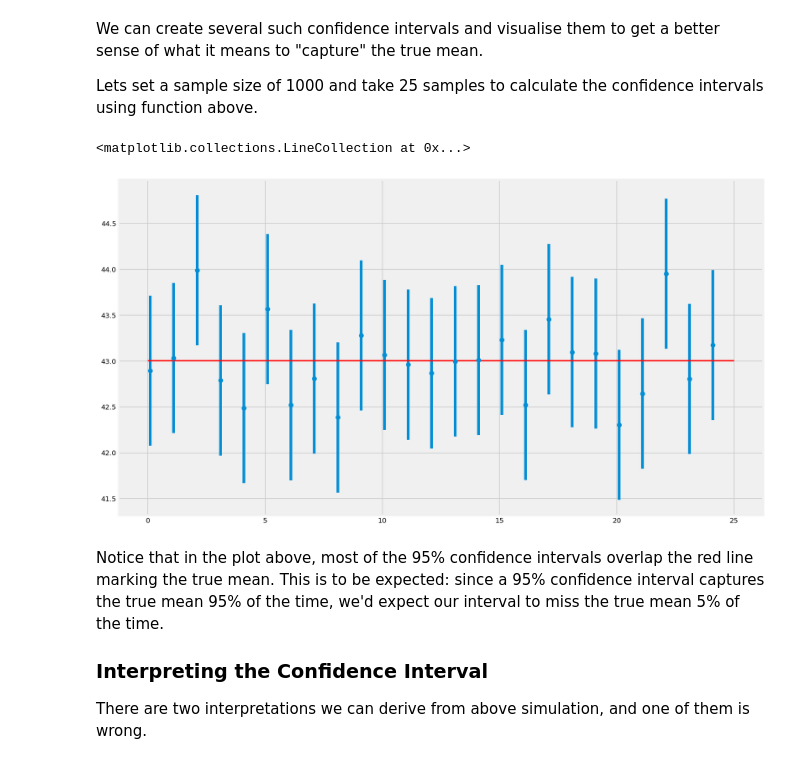
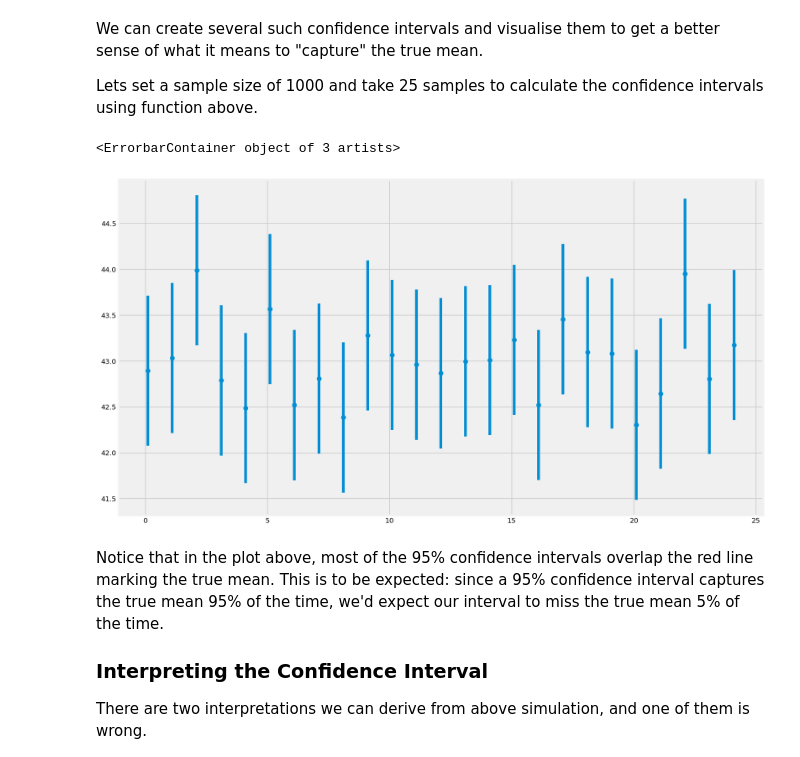
Before and after one commit to karenyilin/dsc-2-19-15-confidence-intervals-lab-nyc-ds-career-012819, a Jupyter notebook: index.ipynb, the cells around one changed output. Drawn from its saved outputs; the diff is of its cells as text; code cells hidden in the pictures.

```diff
--- a/index.ipynb
+++ b/index.ipynb
@@ -346,22 +346,22 @@ for sample in range(25):
 # %%
 # plot the mean and confidence interval for each sample as error bars
 # plot the population mean
 
 plt.figure(figsize=(15,9))
 
 plt.errorbar(x=np.arange(0.1, 25, 1),
              y=sample_means,
              yerr=[(top-bot)/2 for top,bot in intervals],
              fmt='o')
 
-plt.hlines(xmin=0, xmax=25,
-           y=43.0023,
-           linewidth=2.0,
-           color="red")
+# plt.hlines(xmin=0, xmax=25,
+#            y=43.0023,
+#            linewidth=2.0,
+#            color="red")
 #yerr=[(top-bot)/2 for top,bot in intervals]
 # %% [output]
-<matplotlib.collections.LineCollection at 0x...>
+<ErrorbarContainer object of 3 artists>
-[figure, old version]
+[figure, new version]
 # %% [markdown]
 Notice that in the plot above, most of the 95% confidence intervals overlap the red line marking the true mean. This is to be expected: since a 95% confidence interval captures the true mean 95% of the time, we'd expect our interval to miss the true mean 5% of the time.
 
```
